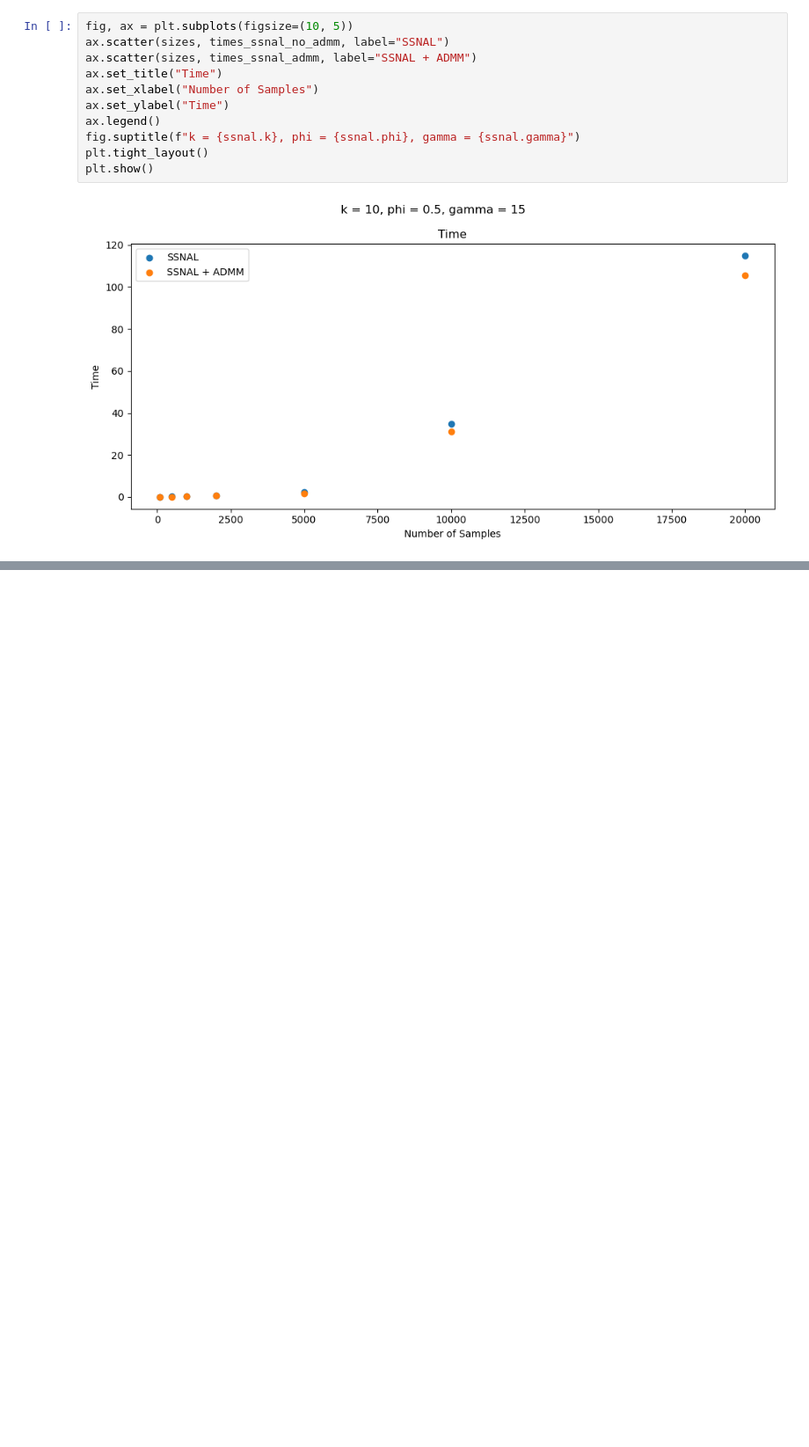
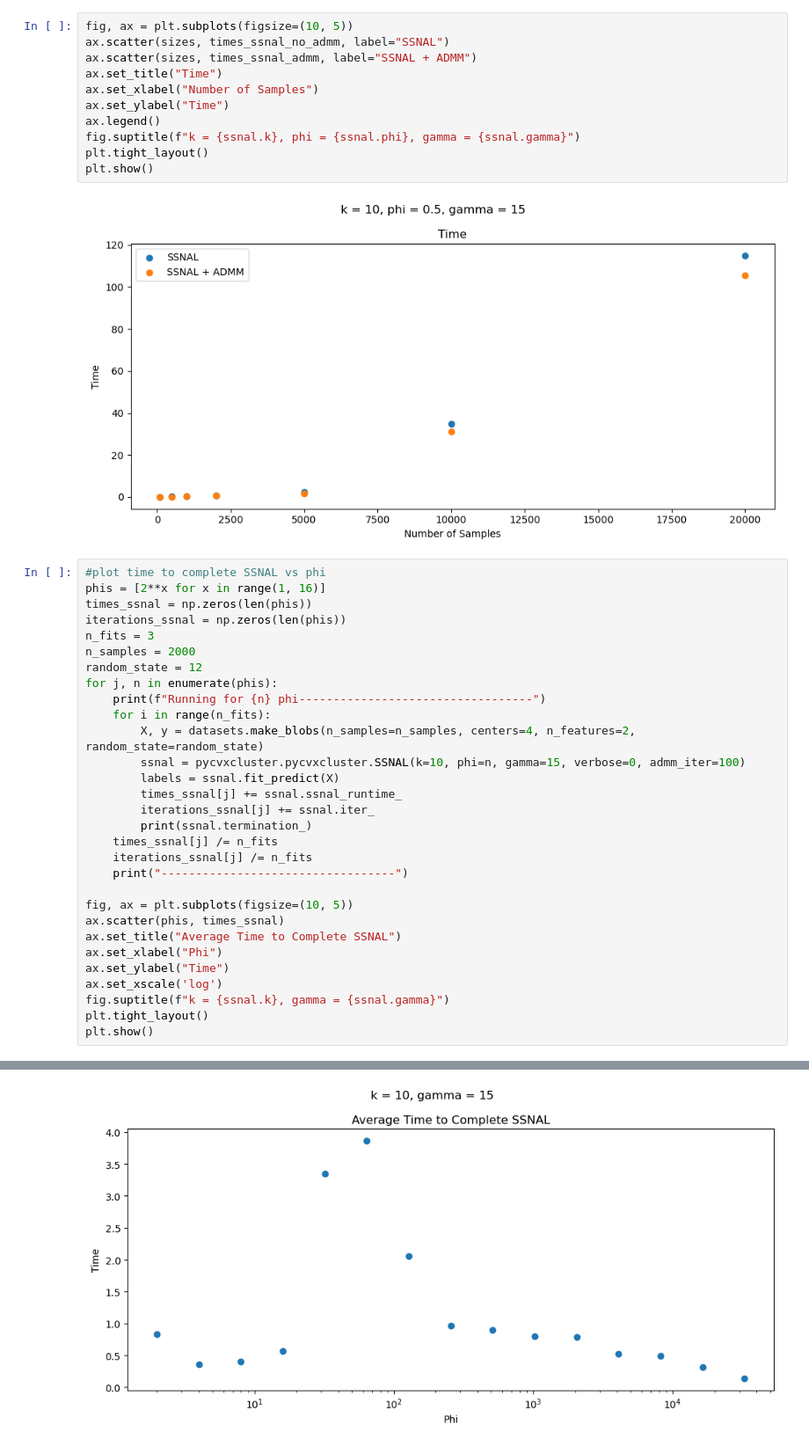
Before and after one commit to dx-li/pycvxcluster, a Jupyter notebook: Examples.ipynb, the cells around one changed output, grey strips where cells are left out. Shown at 88% size. Cells and saved outputs as stored; diff of their text form; blank space fills up the shorter version.

```diff
--- a/Examples.ipynb
+++ b/Examples.ipynb
@@ -500,3 +501,34 @@ plt.tight_layout()
 plt.show()
 # %% [output]
 [figure]
+# %%
+#plot time to complete SSNAL vs phi
+phis = [2**x for x in range(1, 16)]
+times_ssnal = np.zeros(len(phis))
+iterations_ssnal = np.zeros(len(phis))
+n_fits = 3
+n_samples = 2000
+random_state = 12
+for j, n in enumerate(phis):
+    print(f"Running for {n} phi----------------------------------")
+    for i in range(n_fits):
+        X, y = datasets.make_blobs(n_samples=n_samples, centers=4, n_features=2, random_state=random_state)
+        ssnal = pycvxcluster.pycvxcluster.SSNAL(k=10, phi=n, gamma=15, verbose=0, admm_iter=100)
+        labels = ssnal.fit_predict(X)
+        times_ssnal[j] += ssnal.ssnal_runtime_
+        iterations_ssnal[j] += ssnal.iter_
+        print(ssnal.termination_)
+    times_ssnal[j] /= n_fits
+    iterations_ssnal[j] /= n_fits
+    print("----------------------------------")
+
+fig, ax = plt.subplots(figsize=(10, 5))
+ax.scatter(phis, times_ssnal)
+ax.set_title("Average Time to Complete SSNAL")
+ax.set_xlabel("Phi")
+ax.set_ylabel("Time")
+ax.set_xscale('log')
+fig.suptitle(f"k = {ssnal.k}, gamma = {ssnal.gamma}")
+plt.tight_layout()
+plt.show()
+# %% [output]
@@ -502,0 +552 @@ plt.show()
+[figure, added]
```
Also changed, not shown: parts of 2 cells of this notebook.
